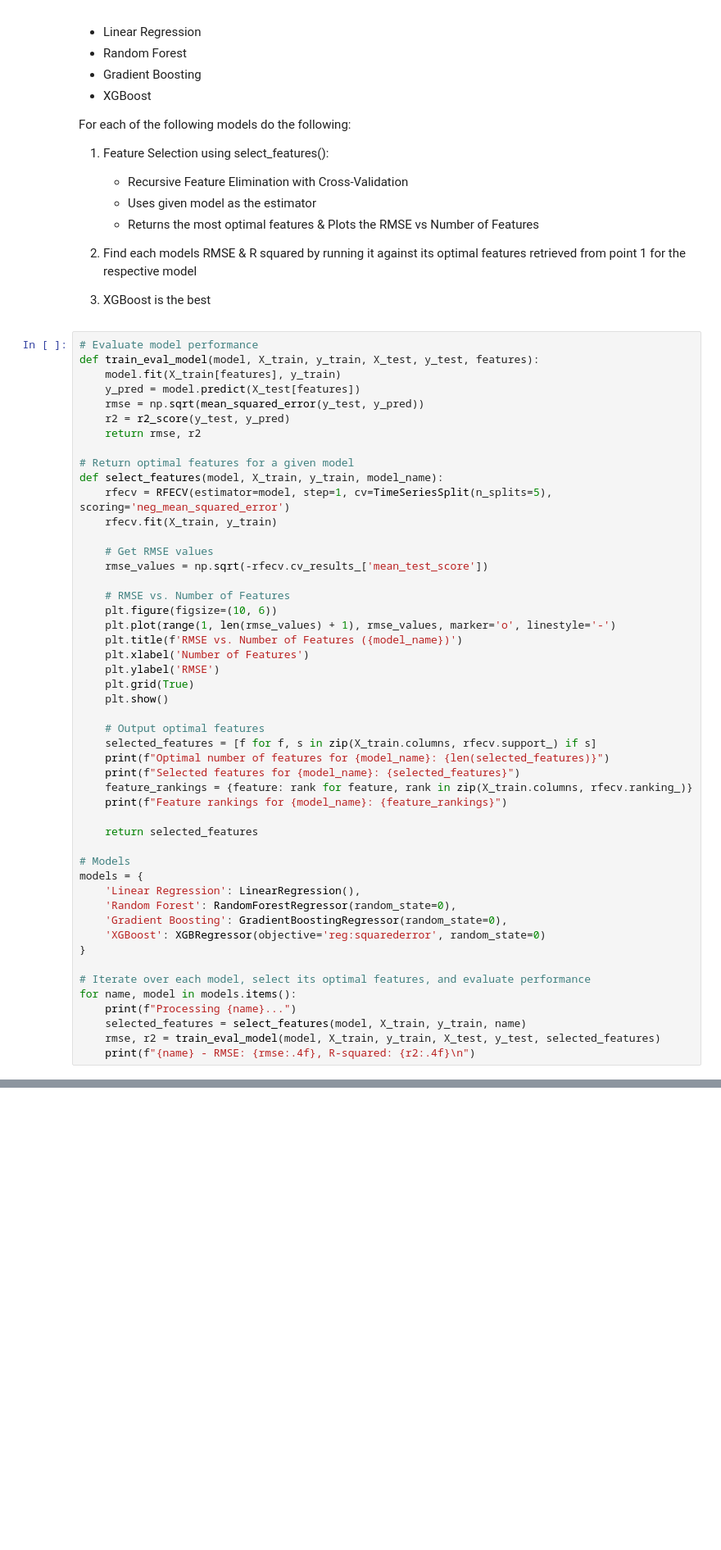
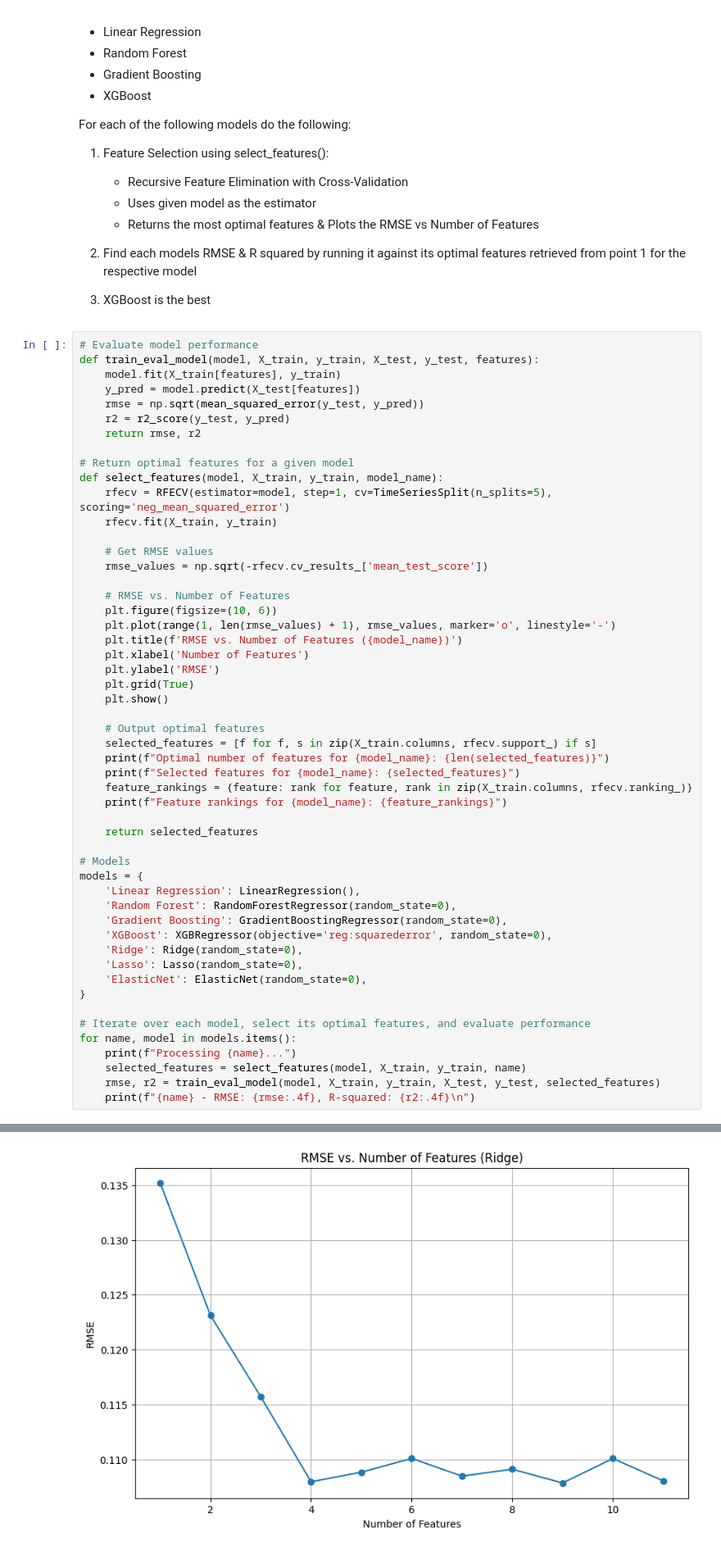
Before and after one commit to z5113296/ZZSC9020-Group-M, a Jupyter notebook: Modelling-AK.ipynb, the cells around one changed output, grey strips where cells are left out. Shown at 82% size. Saved outputs shown, nothing was run; the diff lists cells and outputs as text; blank space fills up the shorter version.

```diff
--- a/Modelling-AK.ipynb
+++ b/Modelling-AK.ipynb
@@ -198,7 +199,10 @@ models = {
     'Linear Regression': LinearRegression(),
     'Random Forest': RandomForestRegressor(random_state=0),
     'Gradient Boosting': GradientBoostingRegressor(random_state=0),
-    'XGBoost': XGBRegressor(objective='reg:squarederror', random_state=0)
+    'XGBoost': XGBRegressor(objective='reg:squarederror', random_state=0),
+    'Ridge': Ridge(random_state=0),
+    'Lasso': Lasso(random_state=0),
+    'ElasticNet': ElasticNet(random_state=0),
 }
 
 # Iterate over each model, select its optimal features, and evaluate performance
@@ -237,0 +244 @@ XGBoost - RMSE: 0.0657, R-squared: 0.5543
+[figure, added]
```
Also changed, not shown: parts of 19 cells of this notebook.
